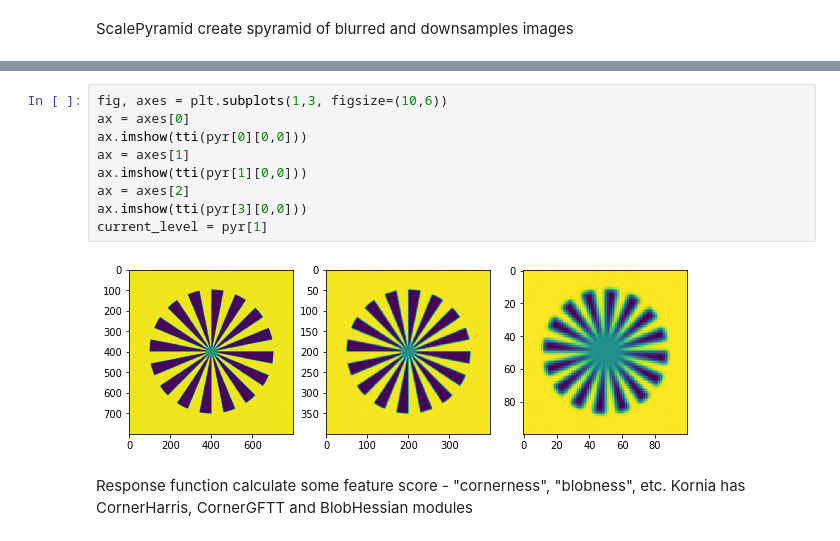
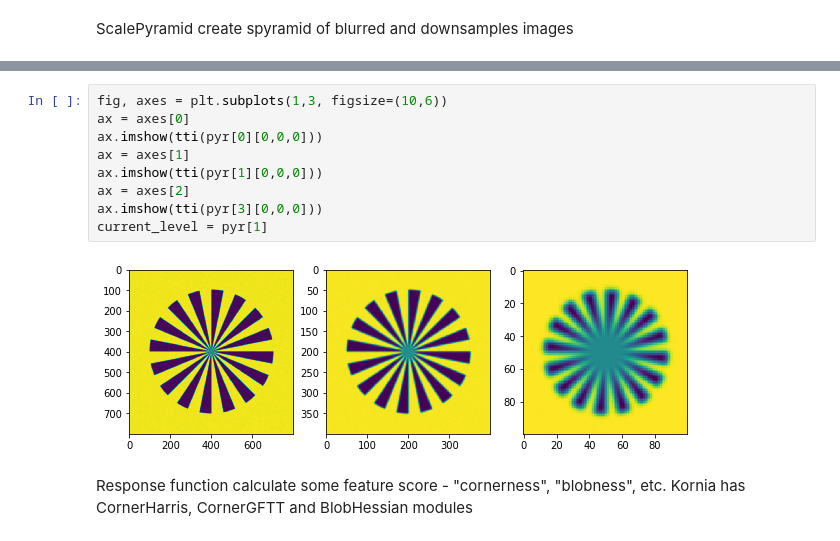
Before and after one commit to kornia/kornia-examples, a Jupyter notebook: local_feature_detection_example.ipynb, the cells around one changed output, grey strips where cells are left out. Saved outputs shown, nothing was run; the diff lists cells and outputs as text.

```diff
--- a/local_feature_detection_example.ipynb
+++ b/local_feature_detection_example.ipynb
@@ -70,14 +70,14 @@ print (len(pyr), pyr[0].shape)
 # %%
 fig, axes = plt.subplots(1,3, figsize=(10,6))
 ax = axes[0]
-ax.imshow(tti(pyr[0][0,0]))
+ax.imshow(tti(pyr[0][0,0,0]))
 ax = axes[1]
-ax.imshow(tti(pyr[1][0,0]))
+ax.imshow(tti(pyr[1][0,0,0]))
 ax = axes[2]
-ax.imshow(tti(pyr[3][0,0]))
+ax.imshow(tti(pyr[3][0,0,0]))
 current_level = pyr[1]
 # %% [output]
-[figure, old version]
+[figure, new version]
 # %% [markdown]
 Response function calculate some feature score - "cornerness", "blobness", etc.
 Kornia has CornerHarris, CornerGFTT and BlobHessian modules
```
Also changed, not shown: parts of 10 cells of this notebook, 1 other file.
